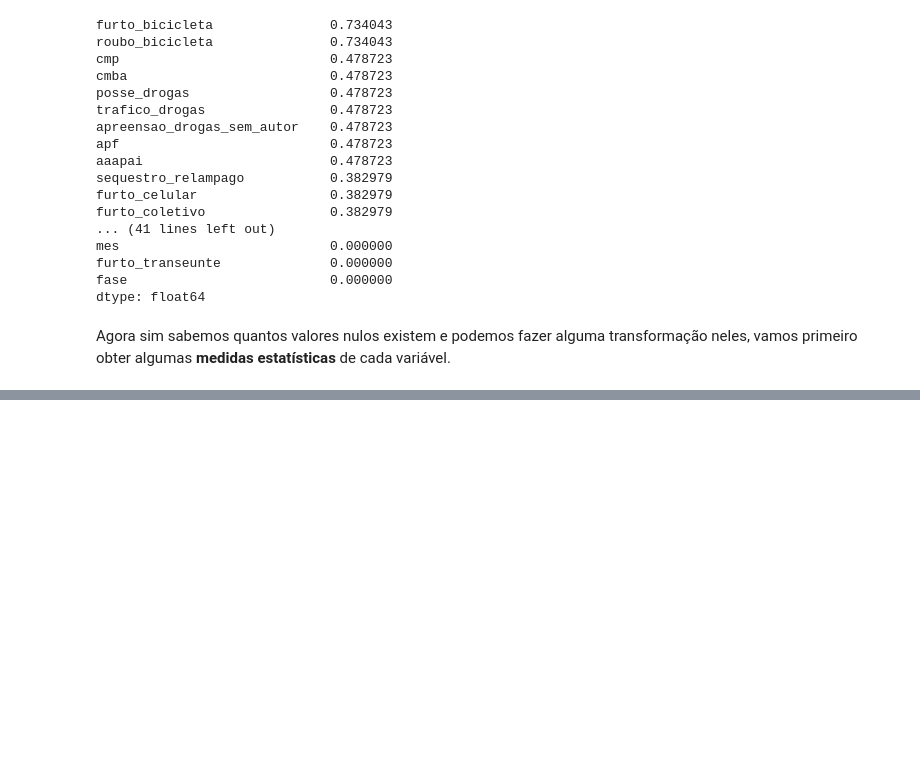
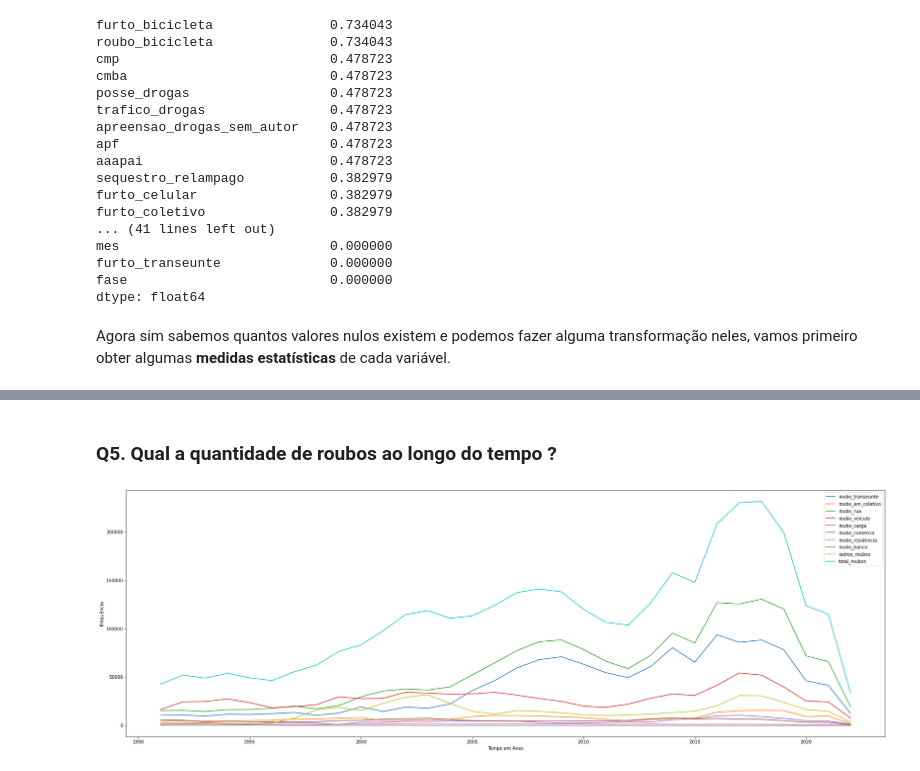
Before and after one commit to Lucasllops/Crimes-Rio-de-Janeiro, a Jupyter notebook: Análise_de_crimes_no_estado_do_Rio_de_Janeiro.ipynb, the cells around one changed output, grey strips where cells are left out. Saved outputs shown, nothing was run; the diff lists cells and outputs as text; code cells hidden in the pictures; blank space fills up the shorter version.

```diff
--- a/Análise_de_crimes_no_estado_do_Rio_de_Janeiro.ipynb
+++ b/Análise_de_crimes_no_estado_do_Rio_de_Janeiro.ipynb
@@ -198,0 +241,7 @@ df.describe()
+# %% [markdown]
+### **Q5. Qual a quantidade de roubos ao longo do tempo ?**
+# %%
+df_roubo.index = df['ano']
+df_roubo.groupby('ano').sum().plot(xlabel='Tempo em Anos', ylabel='Frequência', figsize=(30, 10));
+# %% [output]
+[figure, added]
```
Also changed, not shown: parts of 14 cells of this notebook.
